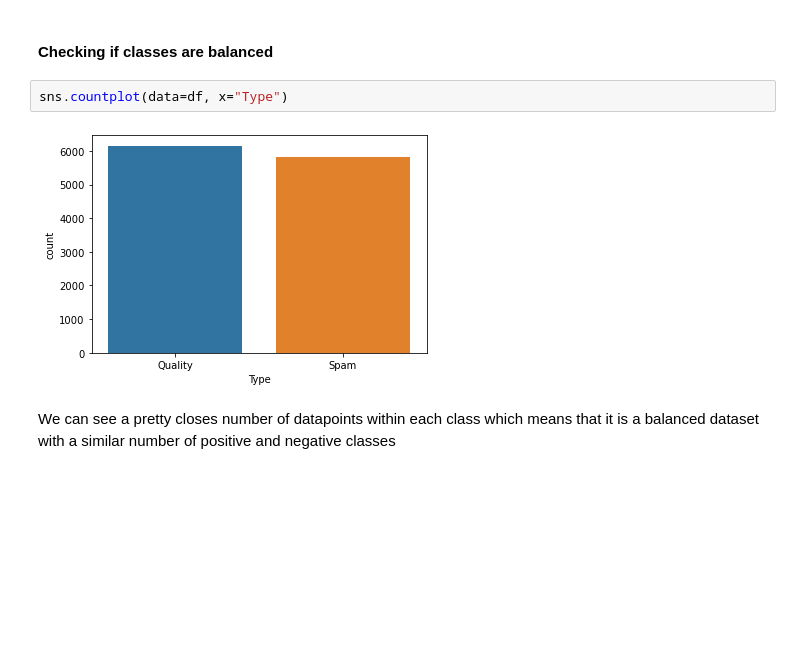
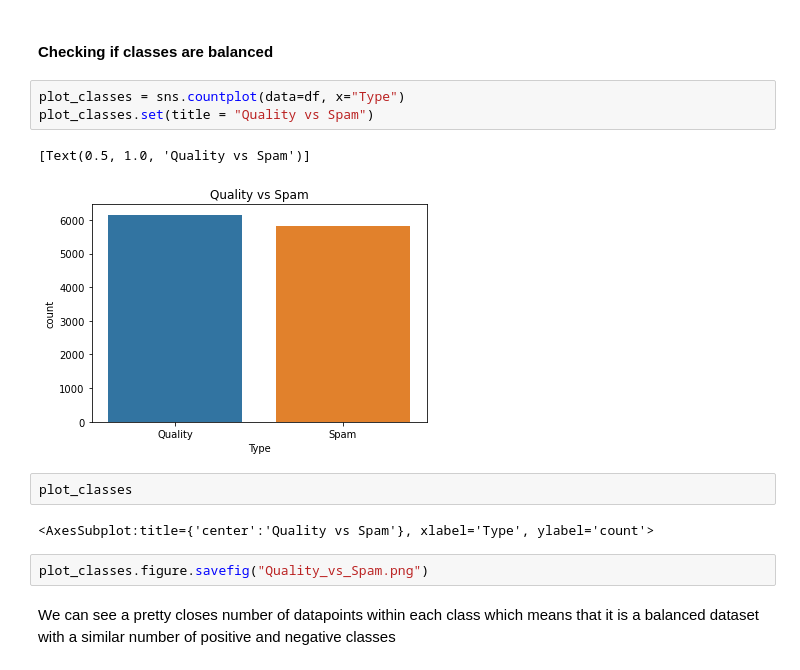
Before and after one commit to DSC-180A/Q2-Project, a Jupyter notebook: notebooks/Training Data EDA.ipynb, the cells around one changed output. Saved outputs shown, nothing was run; the diff lists cells and outputs as text; blank space fills up the shorter version.

```diff
--- a/notebooks/Training Data EDA.ipynb
+++ b/notebooks/Training Data EDA.ipynb
@@ -99,9 +99,17 @@ df.head()
 # %% [markdown]
 #### Checking if classes are balanced
 # %%
-sns.countplot(data=df, x="Type")
+plot_classes = sns.countplot(data=df, x="Type")
+plot_classes.set(title = "Quality vs Spam")
 # %% [output]
+[Text(0.5, 1.0, 'Quality vs Spam')]
-[figure, old version]
+[figure, new version]
+# %%
+plot_classes
+# %% [output]
+<AxesSubplot:title={'center':'Quality vs Spam'}, xlabel='Type', ylabel='count'>
+# %%
+plot_classes.figure.savefig("Quality_vs_Spam.png")
 # %% [markdown]
 We can see a pretty closes number of datapoints within each class which means that it is a balanced dataset with a similar number of positive and negative classes
 # %% [markdown]
```
Also changed, not shown: parts of 6 cells of this notebook, 5 other files.
